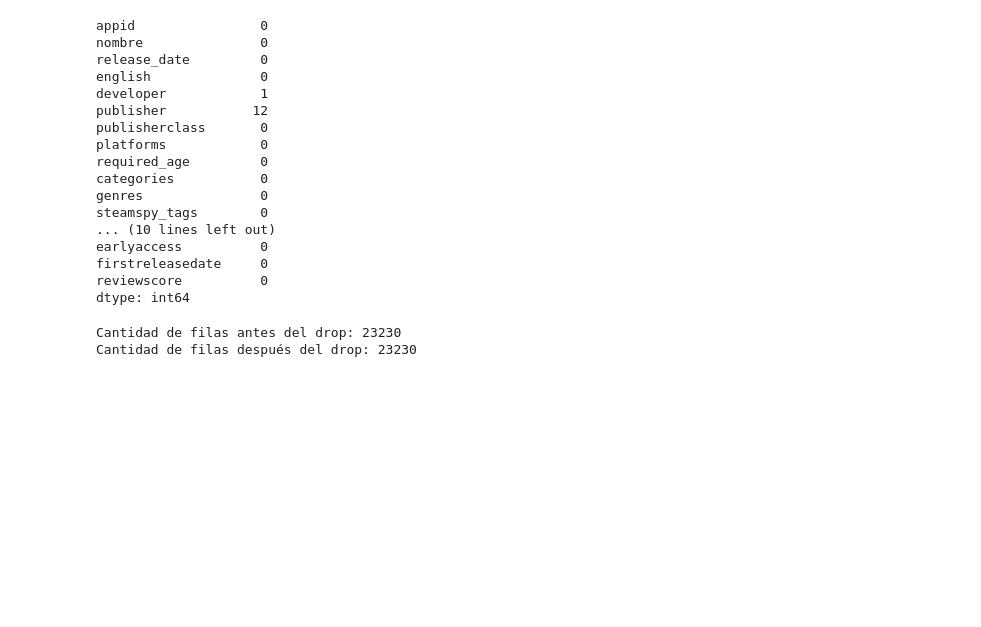
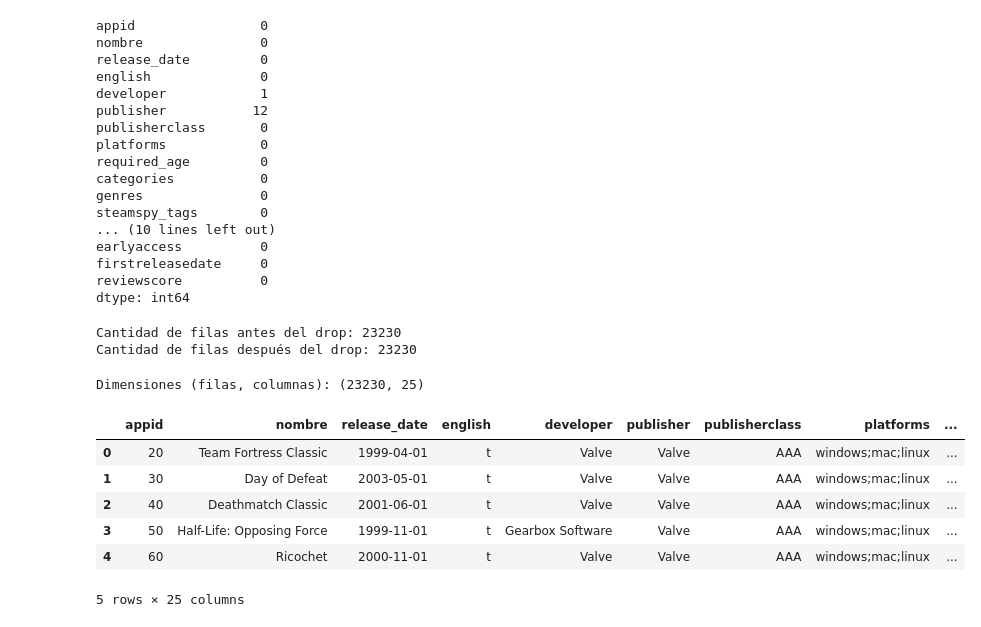
Before and after one commit to Checho-ramirijaz2014/proyecto_min, a Jupyter notebook: data_handler.ipynb, the cells around one changed output. Saved outputs shown, nothing was run; the diff lists cells and outputs as text; code cells hidden in the pictures; blank space fills up the shorter version.

```diff
--- a/data_handler.ipynb
+++ b/data_handler.ipynb
@@ -43,3 +45,18 @@ print(f"Cantidad de filas después del drop: {len(df)}")
 # %% [output]
 Cantidad de filas antes del drop: 23230
 Cantidad de filas después del drop: 23230
+# %%
+X = df.drop(columns=["copiessold"]).copy()
+y = df["copiessold"].copy()
+
+print("Dimensiones (filas, columnas):", df.shape)
+df.head()
+# %% [output]
+Dimensiones (filas, columnas): (23230, 25)
+|  | appid | nombre | release_date | english | developer | publisher | publisherclass | platforms | ... |
+| 0 | 20 | Team Fortress Classic | 1999-04-01 | t | Valve | Valve | AAA | windows;mac;linux | ... |
+| 1 | 30 | Day of Defeat | 2003-05-01 | t | Valve | Valve | AAA | windows;mac;linux | ... |
+| 2 | 40 | Deathmatch Classic | 2001-06-01 | t | Valve | Valve | AAA | windows;mac;linux | ... |
+| 3 | 50 | Half-Life: Opposing Force | 1999-11-01 | t | Gearbox Software | Valve | AAA | windows;mac;linux | ... |
+| 4 | 60 | Ricochet | 2000-11-01 | t | Valve | Valve | AAA | windows;mac;linux | ... |
+5 rows × 25 columns
```
Also changed, not shown: parts of 6 cells of this notebook.
